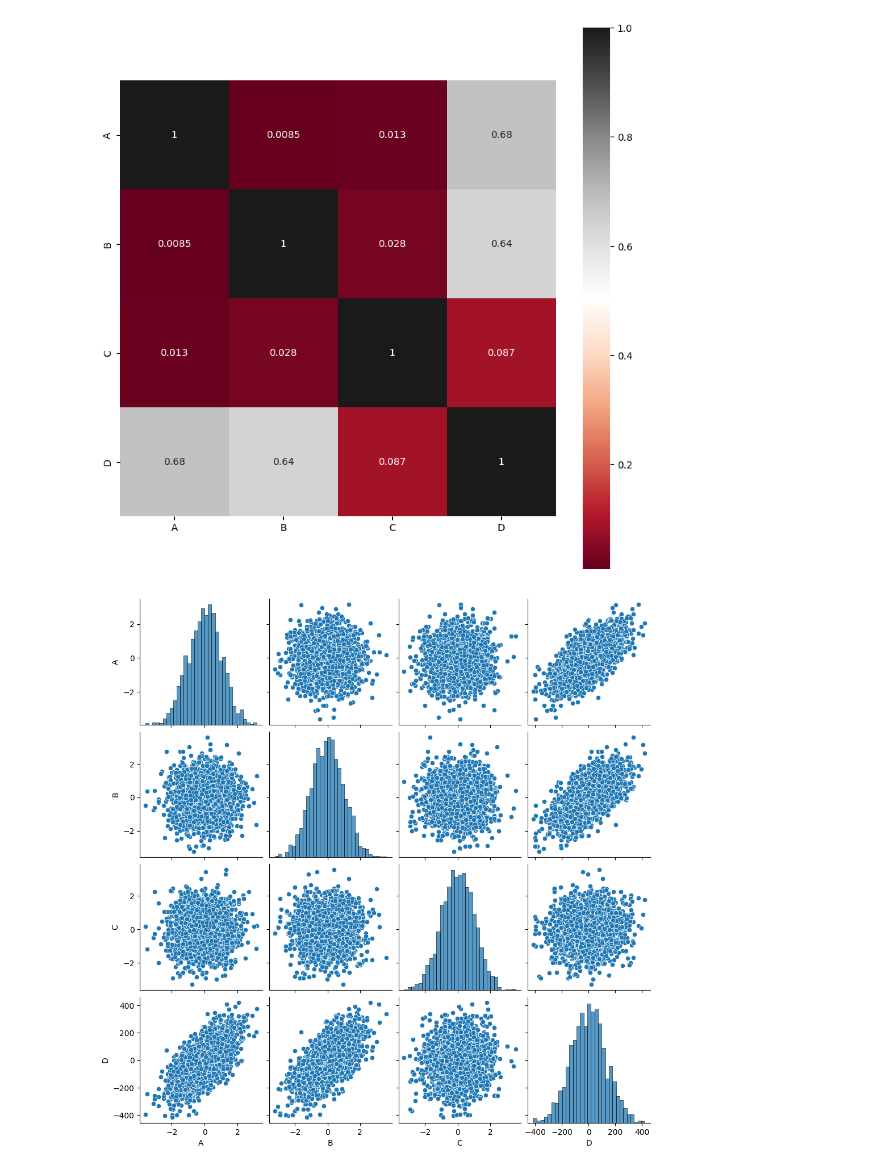
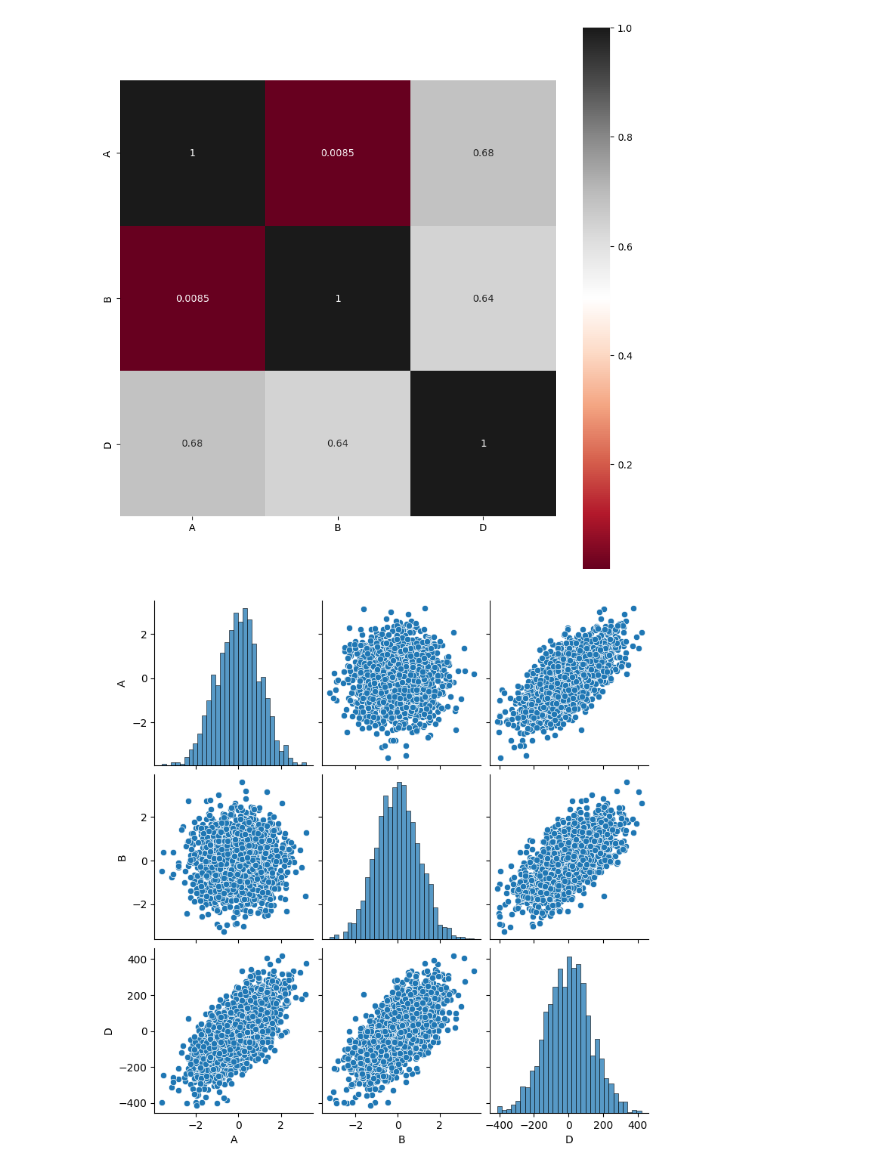
Before and after one commit to cecinuga/MarketAI, a Jupyter notebook: Models/OrderAiTensorflow.ipynb, the cells around one changed output. Cells and saved outputs as stored; diff of their text form; code cells hidden in the pictures.

```diff
--- a/Models/OrderAiTensorflow.ipynb
+++ b/Models/OrderAiTensorflow.ipynb
@@ -63,9 +64,6 @@ def remove_outliers(X, threshold=3):
 
 def make_dataset(X_data,y_data,k):
     X_data, y_data = remove_outliers(np.concatenate([X_data, y_data], axis=1))
-    """m, _ = X_data.shape
-    z = np.ones(m).reshape(m, 1)
-    X_data = np.append(z, X_data, axis=1)"""
     def gen():
         for train_index, test_index in KFold(k).split(X_data):
             X_train, X_test = X_data[train_index], X_data[test_index]
@@ -88,18 +86,23 @@ lr = 0.01
 batch_size = 150
 
 #X_train_b, X_test_b, y_train_b, y_test_b = train_test_split(housing.data, housing.target, test_size=0.98, random_state=2)
-XR, yR = make_regression(n_samples=2000, n_features=3, n_informative=5, noise=50, random_state=5)
+XR, yR = make_regression(n_samples=2000, n_features=3, n_informative=10, noise=50, random_state=5)
 X_train2, X_test2, y_train2, y_test2 = train_test_split(XR, yR, test_size=0.20, random_state=2)
 
 columns = ["{0}".format(total_columns[i]) for i in range(XR.shape[1]+1)]
 
 dataframe = pd.DataFrame(np.concatenate([XR, np.reshape(yR, [-1, 1])], axis=1), columns=columns)
+vif_data = pd.DataFrame()
+vif_data['features'] = dataframe.columns
+vif_data["VIF"] = [variance_inflation_factor(dataframe.values, i) for i in range(len(dataframe.columns))]
+print(vif_data)
+
 
 #data = make_dataset(X, y.values.reshape(y.shape[0], 1), k)
 fig, ax = plt.subplots(figsize=(10,10))
 ax = sns.heatmap(dataframe.corr(), cmap = 'RdGy', annot=True, square=True)
 
-#dataframe.drop("B", inplace=True, axis=1)
+dataframe.drop(["C"], inplace=True, axis=1)
 
 fig, ax = plt.subplots(figsize=(10,10))
 ax = sns.heatmap(dataframe.corr(), cmap = 'RdGy', annot=True, square=True)
@@ -111,6 +119,6 @@ data = make_dataset(dataframe, np.reshape(yR, [-1, 1]), k)
 [figure]
-[figure, old version]
+[figure, new version]
-[figure, old version]
+[figure, new version]
 # %%
 class MLPLinearRegressor(tf.Module):
     def __init__(self, layers, k, epochs=100, lr=0.01, batch_size=50):
```
Also changed, not shown: parts of 4 cells of this notebook, 5 other files.
